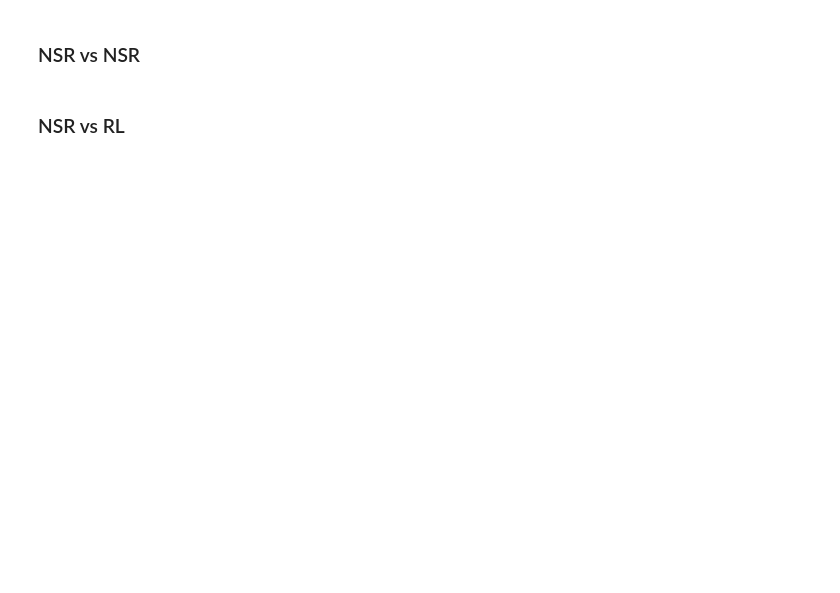
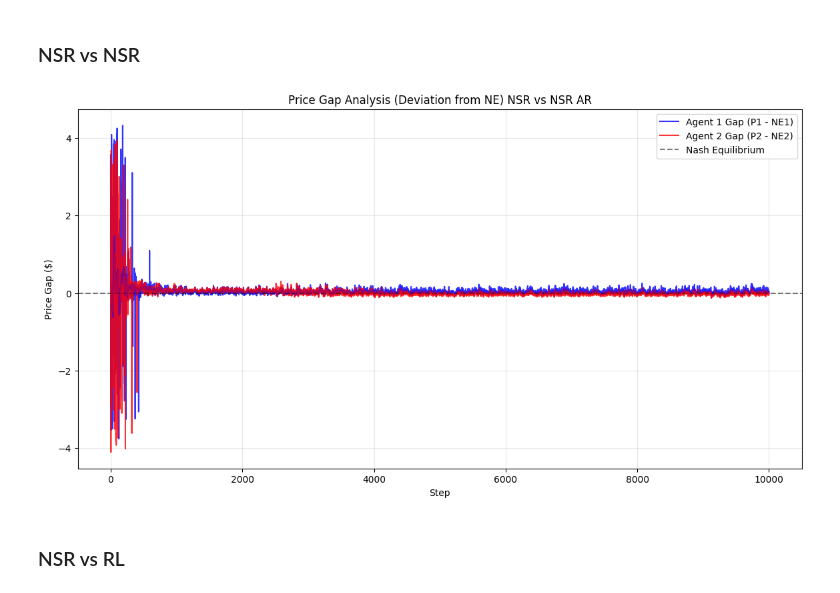
Before and after one commit to alan-w25/cis-6200-final, a Jupyter notebook: market_audit/notebooks/agent_agent_tests.ipynb, the cells around one changed output. Cells and saved outputs as stored; diff of their text form; code cells hidden in the pictures; blank space fills up the shorter version.

```diff
--- a/market_audit/notebooks/agent_agent_tests.ipynb
+++ b/market_audit/notebooks/agent_agent_tests.ipynb
@@ -163,4 +204,15 @@ plot_market_shares(rl_rl_ts, env_config, title_suffix="RL vs RL Market Shares")
+# %%
+env = DuopolyEnv(env_config)
 # %% [markdown]
 ### NSR vs NSR
+# %%
+nsr_1 = NSRAgent(action_space=env.action_space, config=nsr_config_1)
+nsr_2 = NSRAgent(action_space=env.action_space, config=nsr_config_2)
+# %%
+nsr_nsr_ar = run_episode(env, nsr_1, nsr_2, label="NSR vs NSR AR", train_mode=True)
+# %%
+plot_price_gap(nsr_nsr_ar, env_config, title_suffix="NSR vs NSR AR")
+# %% [output]
+[figure, added]
 # %% [markdown]
 ### NSR vs RL
```
Also changed, not shown: parts of 10 cells of this notebook, 4 other files.
